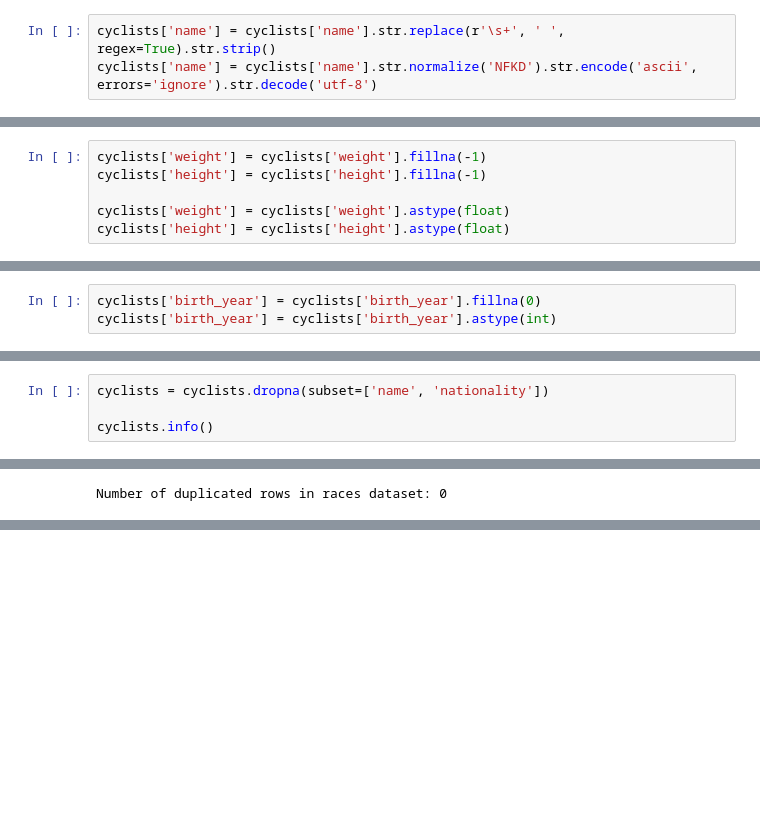
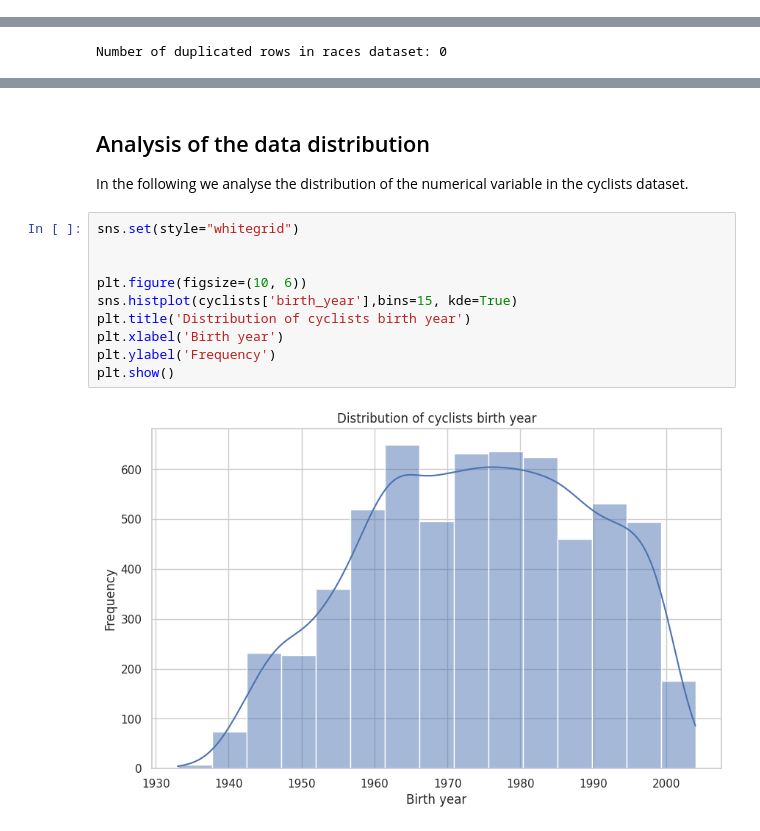
Before and after one commit to Benocci/DataMiningProject, a Jupyter notebook: first_task.ipynb, the cells around one changed output, grey strips where cells are left out. Drawn from its saved outputs; the diff is of its cells as text; blank space fills up the shorter version.

Commit message:
data distribution

```diff
--- a/first_task.ipynb
+++ b/first_task.ipynb
@@ -107,3 +99,0 @@ First of all we decide to remove the multiple spaces inside the *name* attribute
-# %%
-cyclists['name'] = cyclists['name'].str.replace(r'\s+', ' ', regex=True).str.strip()
-cyclists['name'] = cyclists['name'].str.normalize('NFKD').str.encode('ascii', errors='ignore').str.decode('utf-8')
@@ -112,6 +99,0 @@ Then we decide to rewrite the missing values of *weight* and *height* with -1 st
-# %%
-cyclists['weight'] = cyclists['weight'].fillna(-1)
-cyclists['height'] = cyclists['height'].fillna(-1)
-
-cyclists['weight'] = cyclists['weight'].astype(float)
-cyclists['height'] = cyclists['height'].astype(float)
@@ -120,3 +99,0 @@ Also the missing values of *birth_year* are replaced with NaN and all the value
-# %%
-cyclists['birth_year'] = cyclists['birth_year'].fillna(0)
-cyclists['birth_year'] = cyclists['birth_year'].astype(int)
@@ -125,4 +99,0 @@ We decide to drop the entry with *name* or *nationality* as missing value.
-# %%
-cyclists = cyclists.dropna(subset=['name', 'nationality'])
-
-cyclists.info()
@@ -347,0 +243,16 @@ sns.boxenplot(data=cyclists, x='birth_year')
+# %% [markdown]
+## Analysis of the data distribution
+
+In the following we analyse the distribution of the numerical variable in the cyclists dataset.
+# %%
+sns.set(style="whitegrid")
+
+
+plt.figure(figsize=(10, 6))
+sns.histplot(cyclists['birth_year'],bins=15, kde=True)
+plt.title('Distribution of cyclists birth year')
+plt.xlabel('Birth year')
+plt.ylabel('Frequency')
+plt.show()
+# %% [output]
+[figure, added]
```
Also changed, not shown: parts of 52 cells of this notebook, 3 other files.
